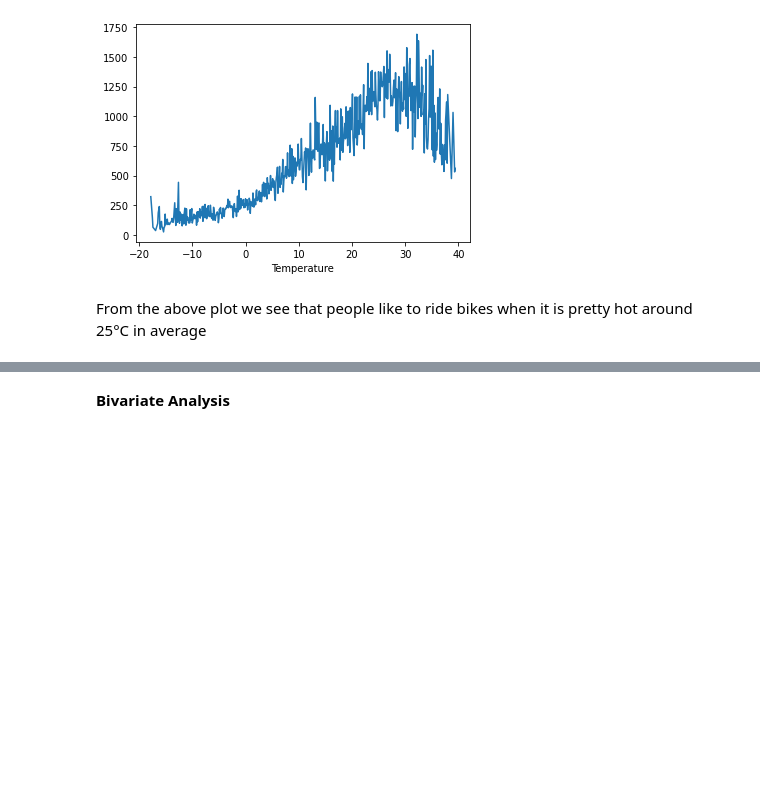
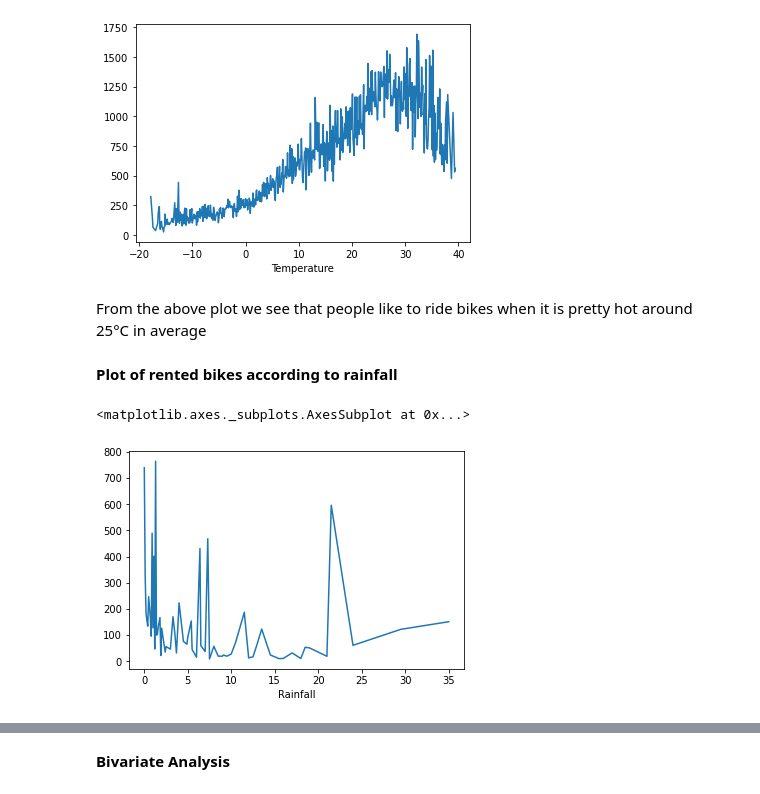
Before and after one commit to Anupa-123/Bike-sharing-demand-prediction, a Jupyter notebook: Bike_Sharing_Demand_Prediction_Capstone_Project.ipynb, the cells around one changed output, grey strips where cells are left out. Drawn from its saved outputs; the diff is of its cells as text; code cells hidden in the pictures; blank space fills up the shorter version.

```diff
--- a/Bike_Sharing_Demand_Prediction_Capstone_Project.ipynb
+++ b/Bike_Sharing_Demand_Prediction_Capstone_Project.ipynb
@@ -455,3 +450,10 @@ df.groupby('Temperature').mean()['Rented_Bike_Count'].plot()
 [figure]
 # %% [markdown]
 From the above plot we see that people like to ride bikes when it is pretty hot around 25°C in average
+# %% [markdown]
+**Plot of rented bikes according to rainfall**
+# %%
+df.groupby('Rainfall').mean()['Rented_Bike_Count'].plot()
+# %% [output]
+<matplotlib.axes._subplots.AxesSubplot at 0x...>
+[figure, added]
```
Also changed, not shown: parts of 17 cells of this notebook.
